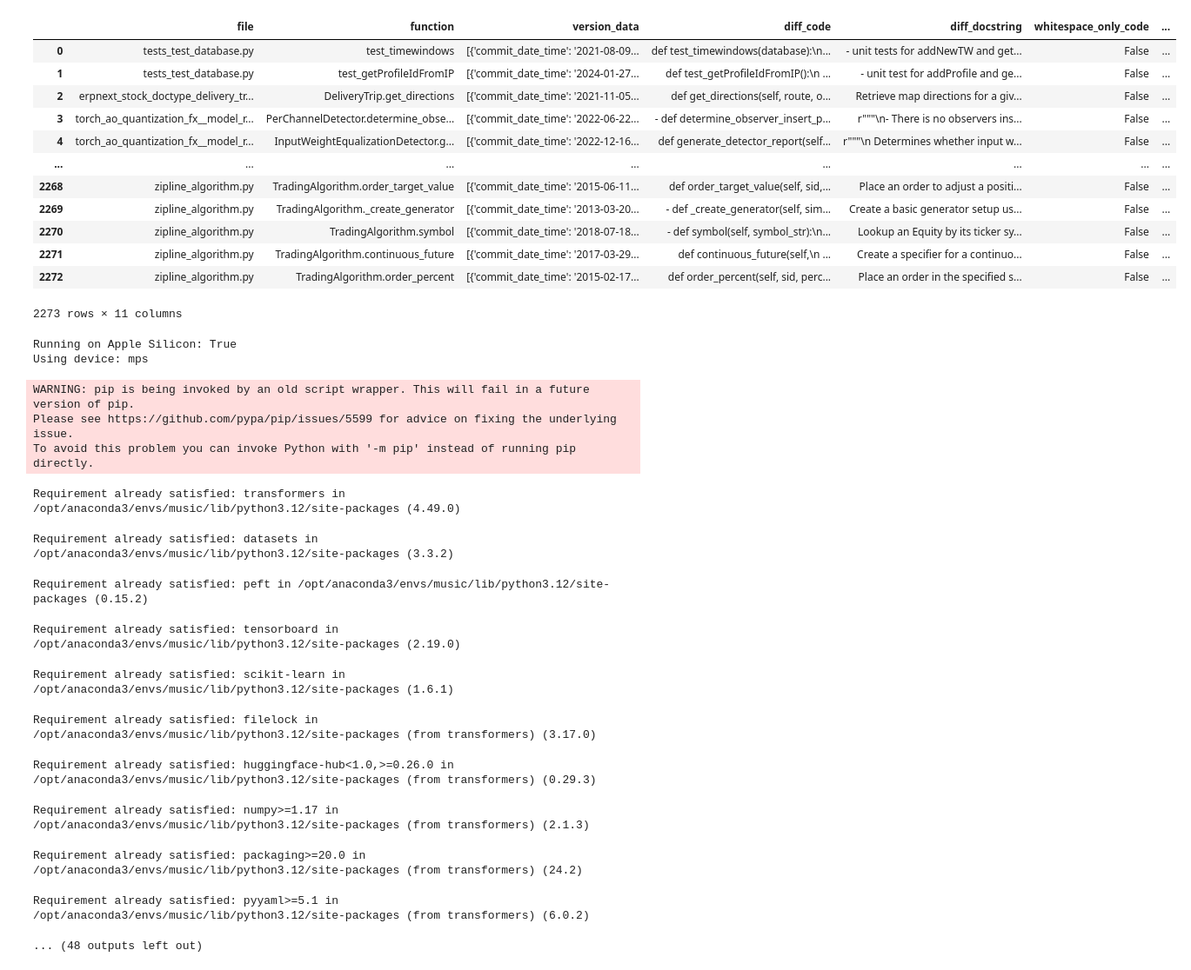
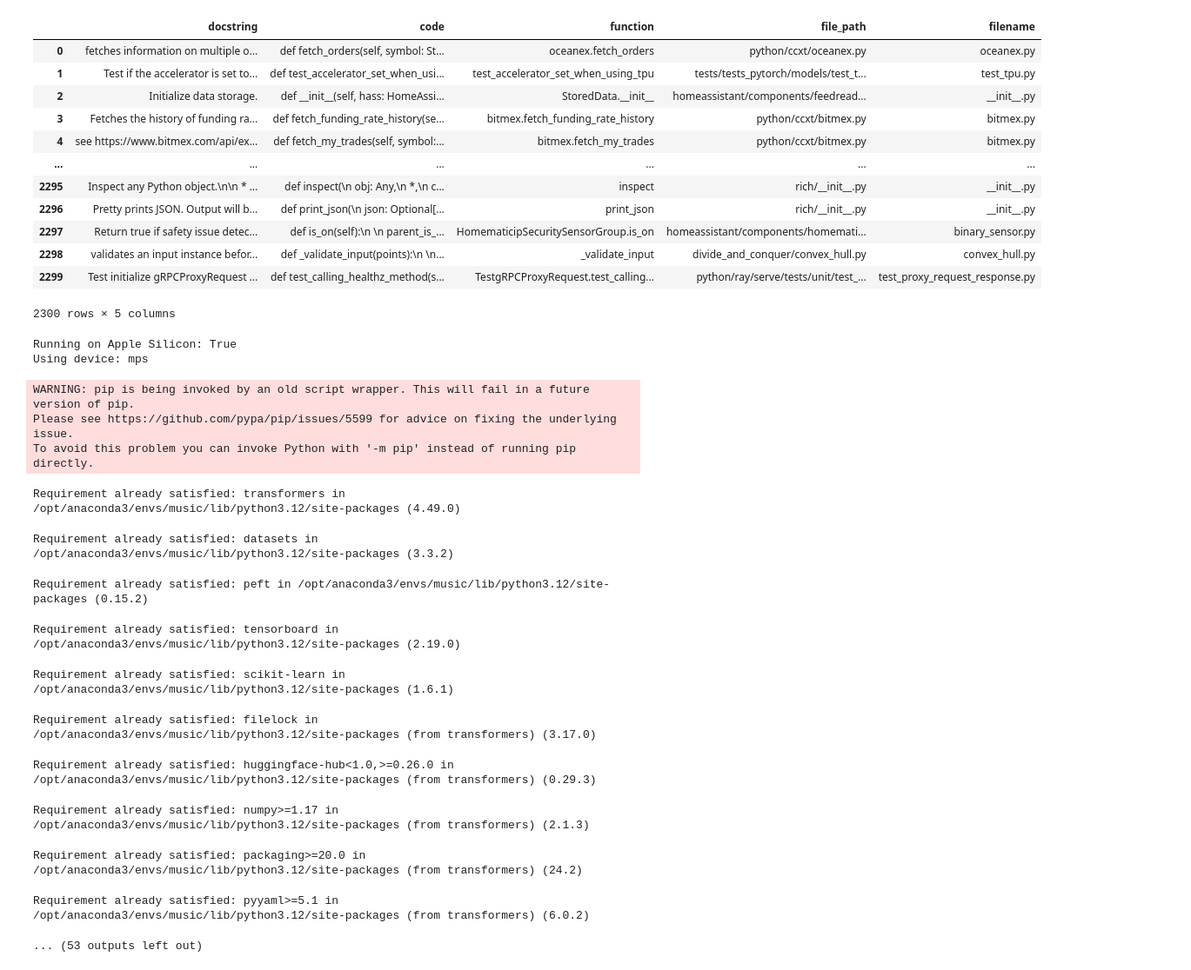
Before and after one commit to HuyVuong08/code-documentation-generation, a Jupyter notebook: notebooks/no-quantization.ipynb, the cells around one changed output. Shown at 87% size. Drawn from its saved outputs; the diff is of its cells as text; code cells hidden in the pictures.

Commit message:
Retreive full code and docstring from jsonl

```diff
--- a/notebooks/no-quantization.ipynb
+++ b/notebooks/no-quantization.ipynb
@@ -18,28 +19,50 @@ from peft import (
 import os
 import platform
 # %%
-test_file = '../data/raw/test.jsonl'
-train_file = '../data/raw/train.jsonl'
+files = {
+    'test': '../data/raw/test.jsonl',
+    'train': '../data/raw/train.jsonl'
+}
 
-test_df = pd.read_json(test_file, lines=True)
-train_df = pd.read_json(train_file, lines=True)
+def readDataset(file):
+    test_set, train_set = [], []
+    # Open and parse the JSONL file
+    with open(file, 'r') as file:
+        dataset = [json.loads(line) for line in file]
 
+    for data_point in dataset:
+        test_set.append({
+            'docstring': data_point['version_data'][-1]['docstring'],
+            'code': data_point['version_data'][-1]['code'],
+            'function': data_point['function'],
+            'file_path': data_point['file_path'],
+            'filename': data_point['filename'],
+        })
+    return pd.DataFrame(test_set)
+
+test_df, train_df = pd.DataFrame(), pd.DataFrame()
+for name, path in files.items():
+    if name == 'test':
+        test_df = readDataset(path)
+    elif name == 'train':
+        train_df = readDataset(path)
+
+test_df
 train_df
-test_df
 # %% [output]
-|  | file | function | version_data | diff_code | diff_docstring | whitespace_only_code | ... |
-| 0 | tests_test_database.py | test_timewindows | [{'commit_date_time': '2021-08-09... | def test_timewindows(database):\n... | - unit tests for addNewTW and get... | False | ... |
-| 1 | tests_test_database.py | test_getProfileIdFromIP | [{'commit_date_time': '2024-01-27... | def test_getProfileIdFromIP():\n ... | - unit test for addProfile and ge... | False | ... |
-| 2 | erpnext_stock_doctype_delivery_tr... | DeliveryTrip.get_directions | [{'commit_date_time': '2021-11-05... | def get_directions(self, route, o... | Retrieve map directions for a giv... | False | ... |
-| 3 | torch_ao_quantization_fx__model_r... | PerChannelDetector.determine_obse... | [{'commit_date_time': '2022-06-22... | - def determine_observer_insert_p... | r"""\n- There is no observers ins... | False | ... |
-| 4 | torch_ao_quantization_fx__model_r... | InputWeightEqualizationDetector.g... | [{'commit_date_time': '2022-12-16... | def generate_detector_report(self... | r"""\n Determines whether input w... | False | ... |
-| ... | ... | ... | ... | ... | ... | ... | ... |
-| 2268 | zipline_algorithm.py | TradingAlgorithm.order_target_value | [{'commit_date_time': '2015-06-11... | def order_target_value(self, sid,... | Place an order to adjust a positi... | False | ... |
-| 2269 | zipline_algorithm.py | TradingAlgorithm._create_generator | [{'commit_date_time': '2013-03-20... | - def _create_generator(self, sim... | Create a basic generator setup us... | False | ... |
-| 2270 | zipline_algorithm.py | TradingAlgorithm.symbol | [{'commit_date_time': '2018-07-18... | - def symbol(self, symbol_str):\n... | Lookup an Equity by its ticker sy... | False | ... |
-| 2271 | zipline_algorithm.py | TradingAlgorithm.continuous_future | [{'commit_date_time': '2017-03-29... | def continuous_future(self,\n ... | Create a specifier for a continuo... | False | ... |
-| 2272 | zipline_algorithm.py | TradingAlgorithm.order_percent | [{'commit_date_time': '2015-02-17... | def order_percent(self, sid, perc... | Place an order in the specified s... | False | ... |
+|  | docstring | code | function | file_path | filename |
+| 0 | fetches information on multiple o... | def fetch_orders(self, symbol: St... | oceanex.fetch_orders | python/ccxt/oceanex.py | oceanex.py |
+| 1 | Test if the accelerator is set to... | def test_accelerator_set_when_usi... | test_accelerator_set_when_using_tpu | tests/tests_pytorch/models/test_t... | test_tpu.py |
+| 2 | Initialize data storage. | def __init__(self, hass: HomeAssi... | StoredData.__init__ | homeassistant/components/feedread... | __init__.py |
+| 3 | Fetches the history of funding ra... | def fetch_funding_rate_history(se... | bitmex.fetch_funding_rate_history | python/ccxt/bitmex.py | bitmex.py |
+| 4 | see https://www.bitmex.com/api/ex... | def fetch_my_trades(self, symbol:... | bitmex.fetch_my_trades | python/ccxt/bitmex.py | bitmex.py |
+| ... | ... | ... | ... | ... | ... |
+| 2295 | Inspect any Python object.\n\n * ... | def inspect(\n obj: Any,\n *,\n c... | inspect | rich/__init__.py | __init__.py |
+| 2296 | Pretty prints JSON. Output will b... | def print_json(\n json: Optional[... | print_json | rich/__init__.py | __init__.py |
+| 2297 | Return true if safety issue detec... | def is_on(self):\n \n parent_is_... | HomematicipSecuritySensorGroup.is_on | homeassistant/components/homemati... | binary_sensor.py |
+| 2298 | validates an input instance befor... | def _validate_input(points):\n \n... | _validate_input | divide_and_conquer/convex_hull.py | convex_hull.py |
+| 2299 | Test initialize gRPCProxyRequest ... | def test_calling_healthz_method(s... | TestgRPCProxyRequest.test_calling... | python/ray/serve/tests/unit/test_... | test_proxy_request_response.py |
-2273 rows × 11 columns
+2300 rows × 5 columns
 # %%
 # Check if running on Apple Silicon
 is_apple_silicon = platform.processor() == 'arm' or "Apple" in platform.processor()
@@ -172,7 +195,8 @@ def finetune_code_comment_model(dataset_path, model_name="Salesforce/codet5p-220
         load_best_model_at_end=True,
         logging_steps=10,
         # Mac-specific optimizations
-        dataloader_num_workers=max(1, os.cpu_count() // 2),
+        # dataloader_num_workers=max(1, os.cpu_count() // 2),
+        dataloader_num_workers=0,  # Change from max(1, os.cpu_count() // 2) to 0
         dataloader_pin_memory=False,  # Disable for MPS
     )
 
@@ -316,4 +340,4 @@ Requirement already satisfied: huggingface-hub<1.0,>=0.26.0 in /opt/anaconda3/en
 Requirement already satisfied: numpy>=1.17 in /opt/anaconda3/envs/music/lib/python3.12/site-packages (from transformers) (2.1.3)
 Requirement already satisfied: packaging>=20.0 in /opt/anaconda3/envs/music/lib/python3.12/site-packages (from transformers) (24.2)
 Requirement already satisfied: pyyaml>=5.1 in /opt/anaconda3/envs/music/lib/python3.12/site-packages (from transformers) (6.0.2)
-... (48 outputs left out)
+... (53 outputs left out)
```
Also changed, not shown: parts of 1 cell of this notebook, 53 other files.
